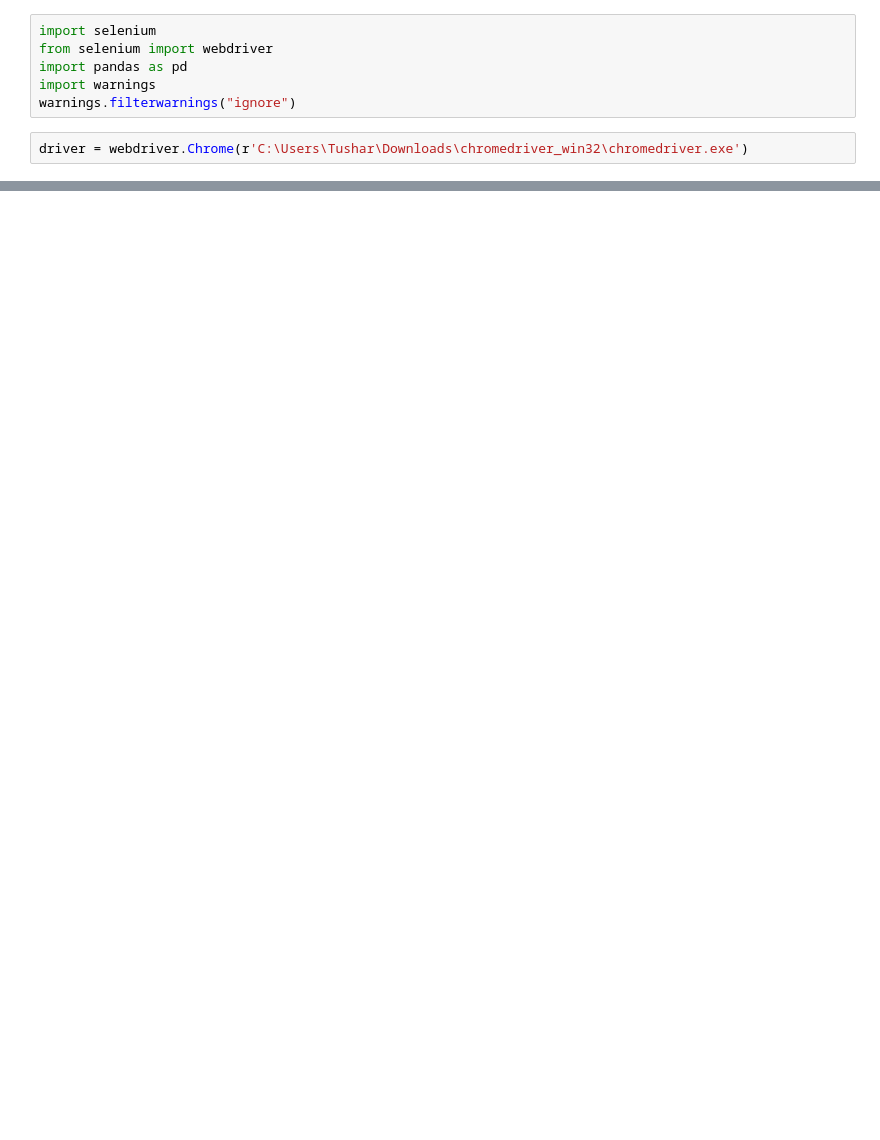
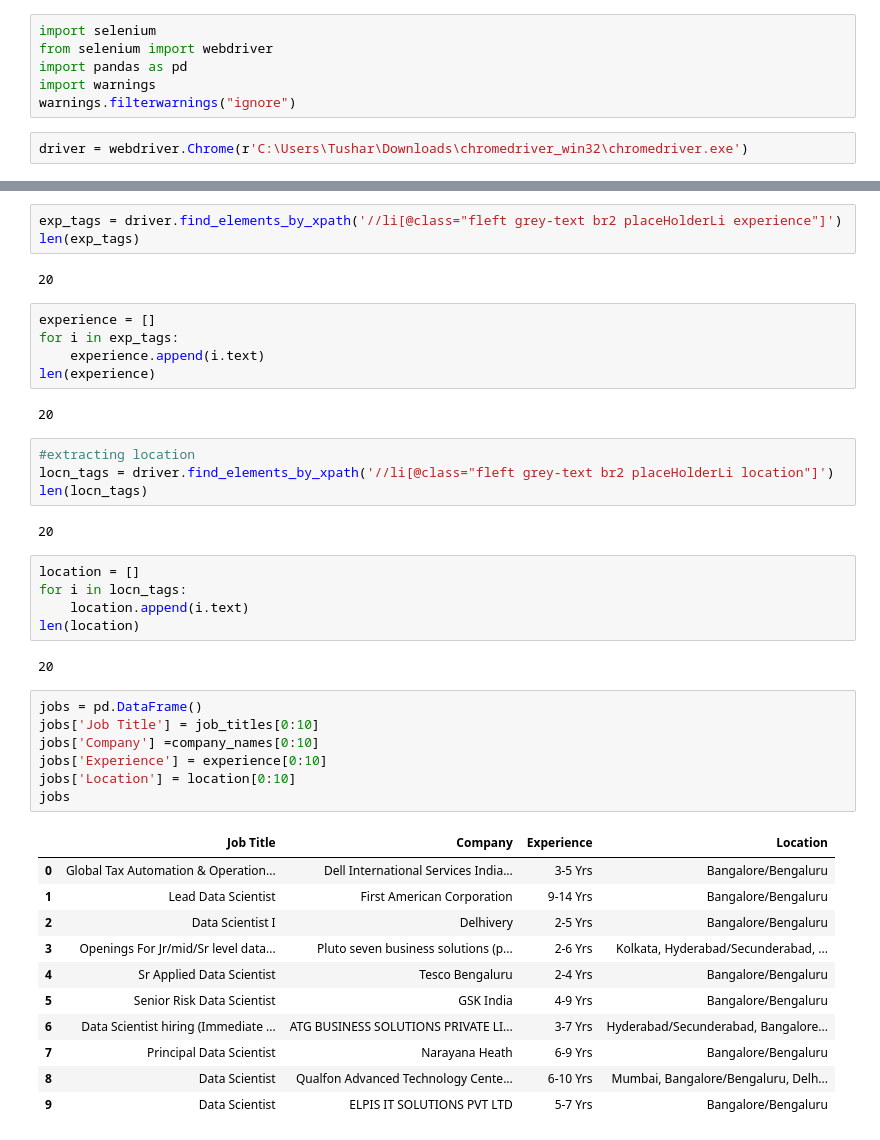
Before and after one commit to Tusharp09/Internship23, a Jupyter notebook: Assignment 2.ipynb, the cells around one changed output, grey strips where cells are left out. Saved outputs shown, nothing was run; the diff lists cells and outputs as text; blank space fills up the shorter version.

```diff
--- a/Assignment 2.ipynb
+++ b/Assignment 2.ipynb
@@ -42,0 +335,44 @@ Backtrace:
+# %%
+exp_tags = driver.find_elements_by_xpath('//li[@class="fleft grey-text br2 placeHolderLi experience"]')
+len(exp_tags)
+# %% [output]
+20
+# %%
+experience = []
+for i in exp_tags:
+    experience.append(i.text)
+len(experience)
+# %% [output]
+20
+# %%
+#extracting location
+locn_tags = driver.find_elements_by_xpath('//li[@class="fleft grey-text br2 placeHolderLi location"]')
+len(locn_tags)
+# %% [output]
+20
+# %%
+location = []
+for i in locn_tags:
+    location.append(i.text)
+len(location)
+# %% [output]
+20
+# %%
+jobs = pd.DataFrame()
+jobs['Job Title'] = job_titles[0:10]
+jobs['Company'] =company_names[0:10]
+jobs['Experience'] = experience[0:10]
+jobs['Location'] = location[0:10]
+jobs
+# %% [output]
+|  | Job Title | Company | Experience | Location |
+| 0 | Global Tax Automation & Operation... | Dell International Services India... | 3-5 Yrs | Bangalore/Bengaluru |
+| 1 | Lead Data Scientist | First American Corporation | 9-14 Yrs | Bangalore/Bengaluru |
+| 2 | Data Scientist I | Delhivery | 2-5 Yrs | Bangalore/Bengaluru |
+| 3 | Openings For Jr/mid/Sr level data... | Pluto seven business solutions (p... | 2-6 Yrs | Kolkata, Hyderabad/Secunderabad, ... |
+| 4 | Sr Applied Data Scientist | Tesco Bengaluru | 2-4 Yrs | Bangalore/Bengaluru |
+| 5 | Senior Risk Data Scientist | GSK India | 4-9 Yrs | Bangalore/Bengaluru |
+| 6 | Data Scientist hiring (Immediate ... | ATG BUSINESS SOLUTIONS PRIVATE LI... | 3-7 Yrs | Hyderabad/Secunderabad, Bangalore... |
+| 7 | Principal Data Scientist | Narayana Heath | 6-9 Yrs | Bangalore/Bengaluru |
+| 8 | Data Scientist | Qualfon Advanced Technology Cente... | 6-10 Yrs | Mumbai, Bangalore/Bengaluru, Delh... |
+| 9 | Data Scientist | ELPIS IT SOLUTIONS PVT LTD | 5-7 Yrs | Bangalore/Bengaluru |
```
Also changed, not shown: parts of 81 cells of this notebook.
